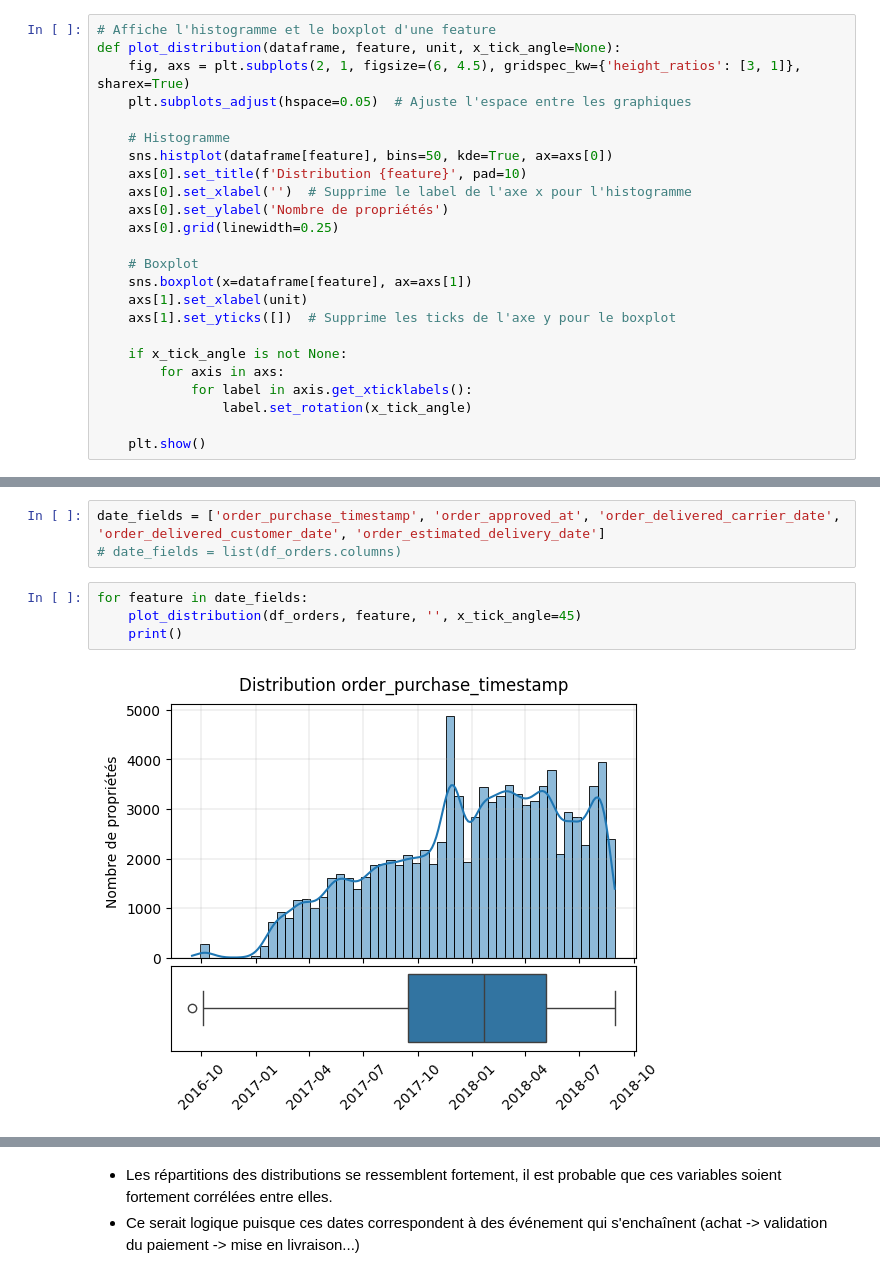
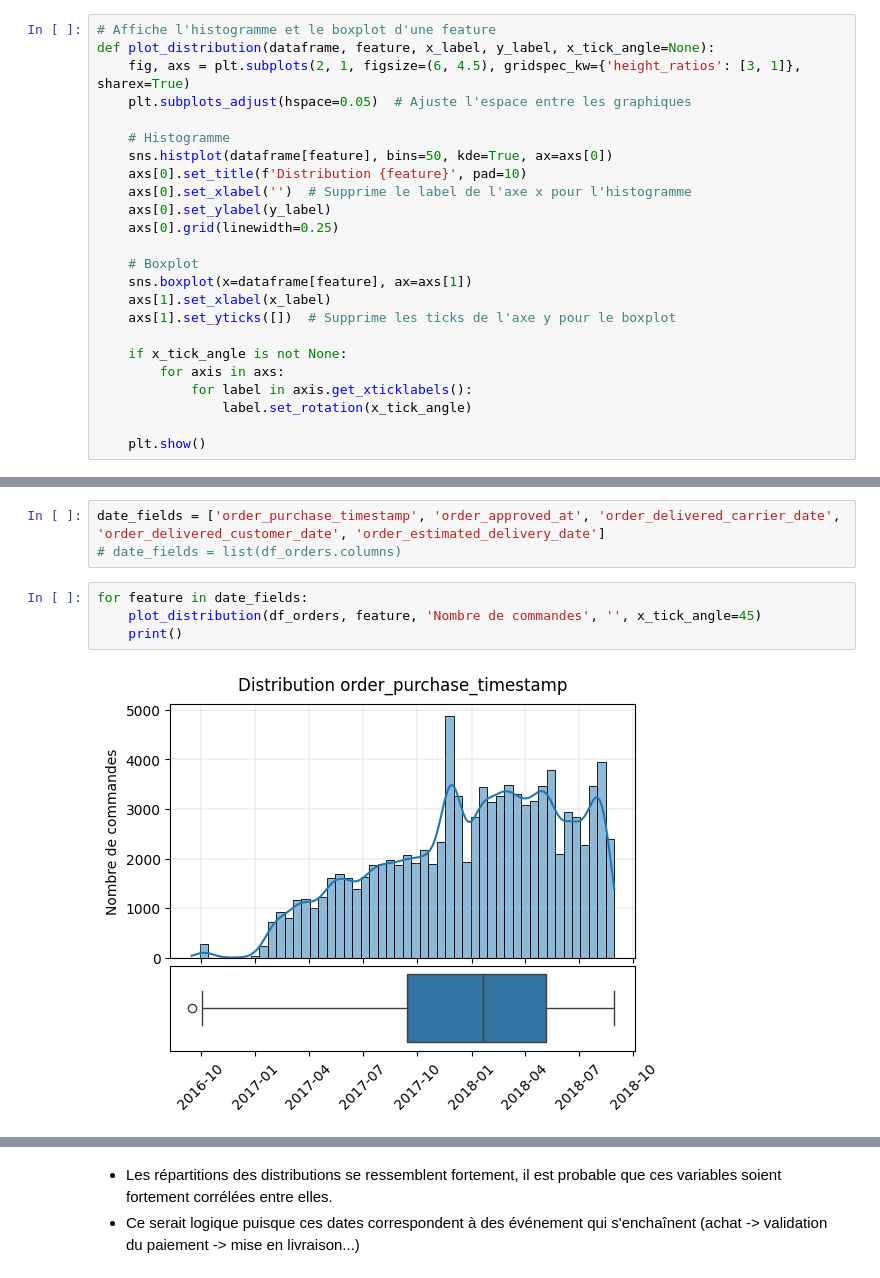
Before and after one commit to Christophe-Aballea/OC_projet5_Segmentez_des_clients_d_un_site_ecommerce, a Jupyter notebook: P05_Notebook2_EDA_FE.ipynb, the cells around one changed output, grey strips where cells are left out. Cells and saved outputs as stored; diff of their text form.

Commit message:
Ajout 'x_label' et 'y_label' fonction 'plot_distribution()'

```diff
--- a/P05_Notebook2_EDA_FE.ipynb
+++ b/P05_Notebook2_EDA_FE.ipynb
@@ -173,7 +173,7 @@ def transform_data_types(df, transformations):
     return df
 # %%
 # Affiche l'histogramme et le boxplot d'une feature
-def plot_distribution(dataframe, feature, unit, x_tick_angle=None):
+def plot_distribution(dataframe, feature, x_label, y_label, x_tick_angle=None):
     fig, axs = plt.subplots(2, 1, figsize=(6, 4.5), gridspec_kw={'height_ratios': [3, 1]}, sharex=True)
     plt.subplots_adjust(hspace=0.05)  # Ajuste l'espace entre les graphiques
 
@@ -181,12 +181,12 @@ def plot_distribution(dataframe, feature, unit, x_tick_angle=None):
     sns.histplot(dataframe[feature], bins=50, kde=True, ax=axs[0])
     axs[0].set_title(f'Distribution {feature}', pad=10)
     axs[0].set_xlabel('')  # Supprime le label de l'axe x pour l'histogramme
-    axs[0].set_ylabel('Nombre de propriétés')
+    axs[0].set_ylabel(y_label)
     axs[0].grid(linewidth=0.25)
 
     # Boxplot
     sns.boxplot(x=dataframe[feature], ax=axs[1])
-    axs[1].set_xlabel(unit)
+    axs[1].set_xlabel(x_label)
     axs[1].set_yticks([])  # Supprime les ticks de l'axe y pour le boxplot
 
     if x_tick_angle is not None:
@@ -505,7 +505,7 @@ date_fields = ['order_purchase_timestamp', 'order_approved_at', 'order_delivered
 # date_fields = list(df_orders.columns)
 # %%
 for feature in date_fields:
-    plot_distribution(df_orders, feature, '', x_tick_angle=45)
+    plot_distribution(df_orders, feature, 'Nombre de commandes', '', x_tick_angle=45)
     print()
 # %% [output]
-[figure, old version]
+[figure, new version]
```
Also changed, not shown: parts of 14 cells of this notebook, 1 other file.
